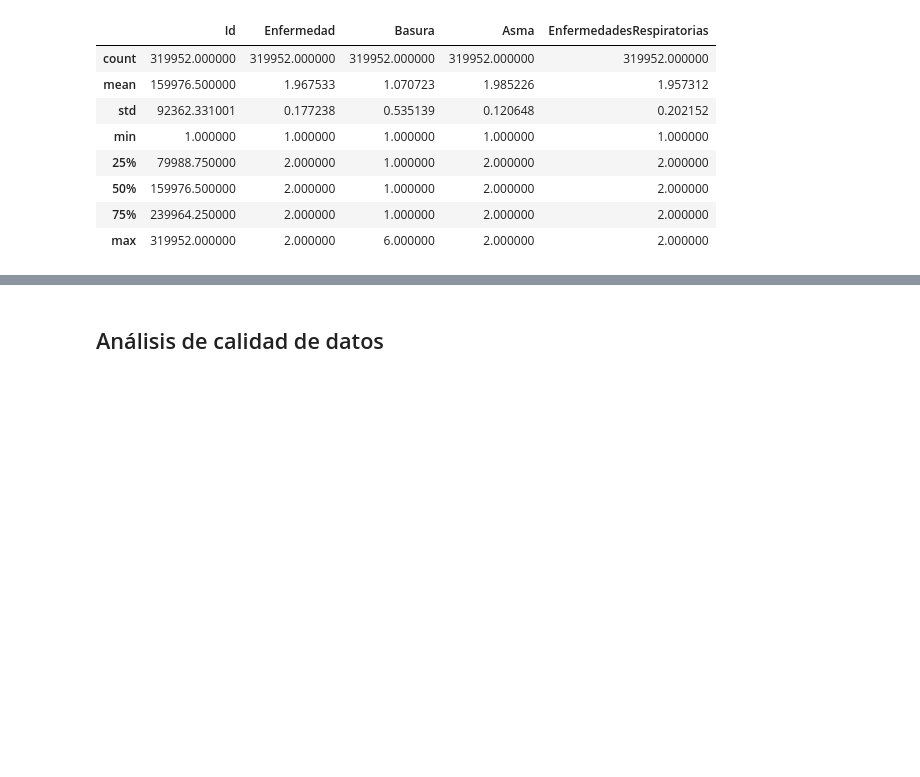
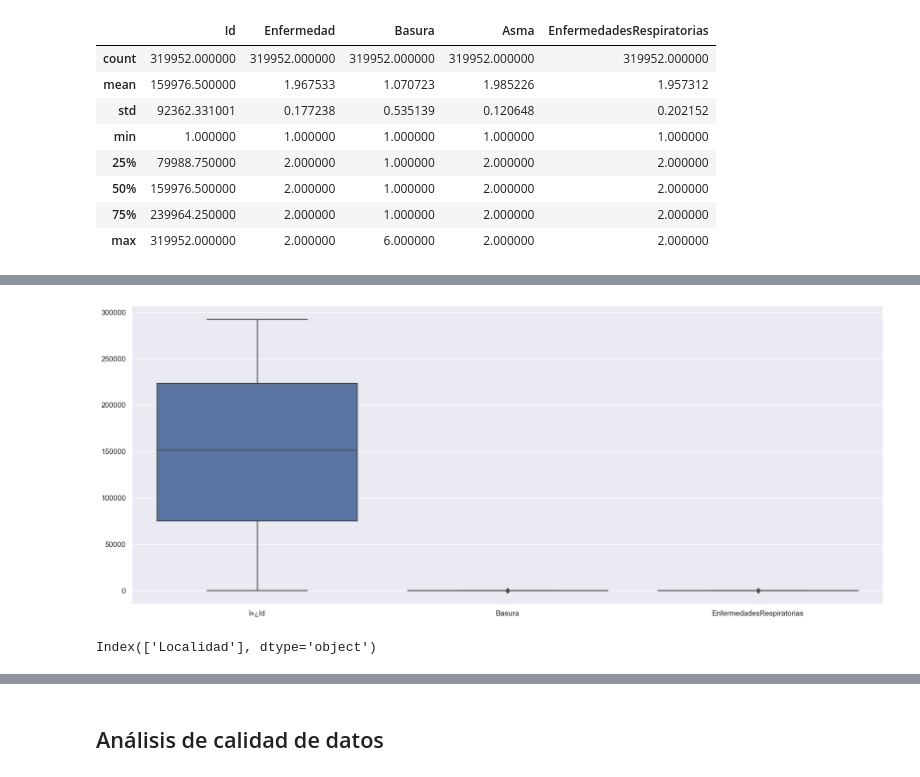
Before and after one commit to afborda20/proyecto2Bi2023, a Jupyter notebook: Proyecto2.ipynb, the cells around one changed output, grey strips where cells are left out. Cells and saved outputs as stored; diff of their text form; code cells hidden in the pictures; blank space fills up the shorter version.

```diff
--- a/Proyecto2.ipynb
+++ b/Proyecto2.ipynb
@@ -19,0 +25,6 @@ df_resp=pd.read_csv('./datos/DatosResp2017.csv', sep=';', encoding = "ISO-8859-1
+# %%
+columnas_no_deseadas = [f'Unnamed: {i}' for i in range(4, 31)]
+df_resp2021 = df_resp2021.drop(columnas_no_deseadas, axis=1)
+# %%
+#Eliminar las filas con valores nulos (Error de carga del CSV no de los datos)
+df_resp2021 = df_resp2021.dropna()
@@ -61,0 +125,13 @@ df_resp.describe()
+# %%
+df_resp2021_num = df_resp2021[['ï»¿Id', 'Basura', 'EnfermedadesRespiratorias']].copy()
+#Visualización de todas las variables numéricas
+fig=plt.figure(figsize=(20,8))
+ax = sns.boxplot(data=df_resp2021_num, orient ="v")
+# %% [output]
+[figure, added]
+# %%
+# Explorar las variables que no son numéricas
+name_cols_non_number = df_resp2017.select_dtypes(include = ['object']).columns
+name_cols_non_number
+# %% [output]
+Index(['Localidad'], dtype='object')
```
Also changed, not shown: parts of 33 cells of this notebook, 3 other files.
